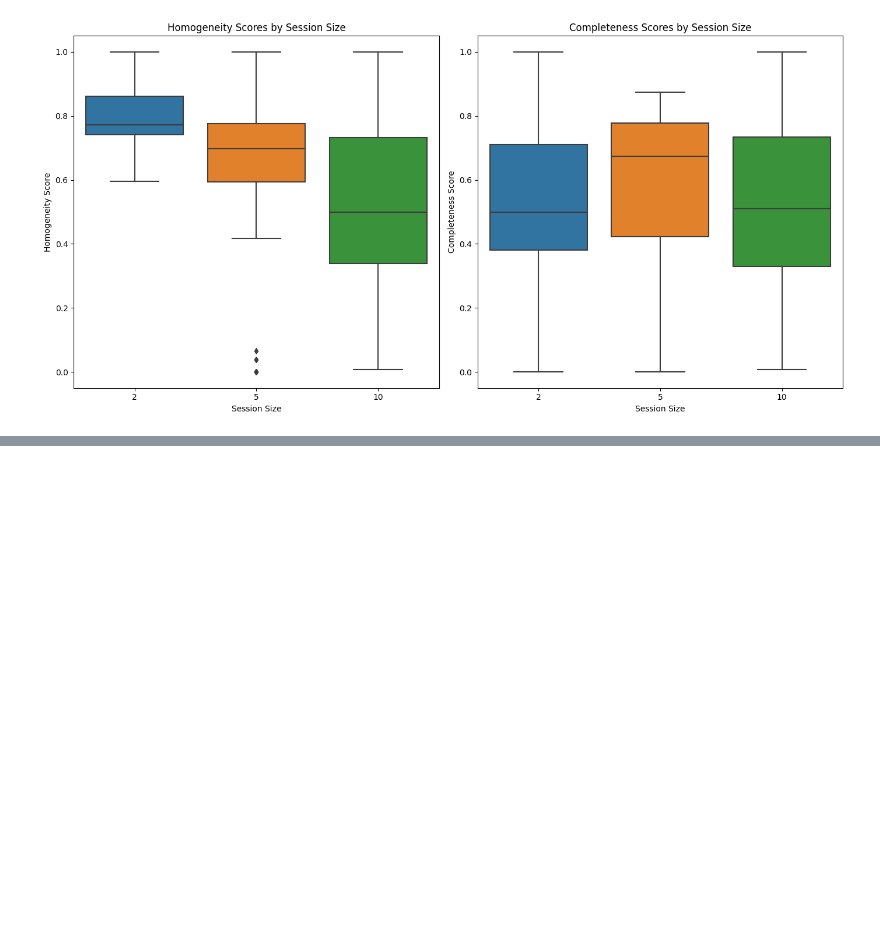
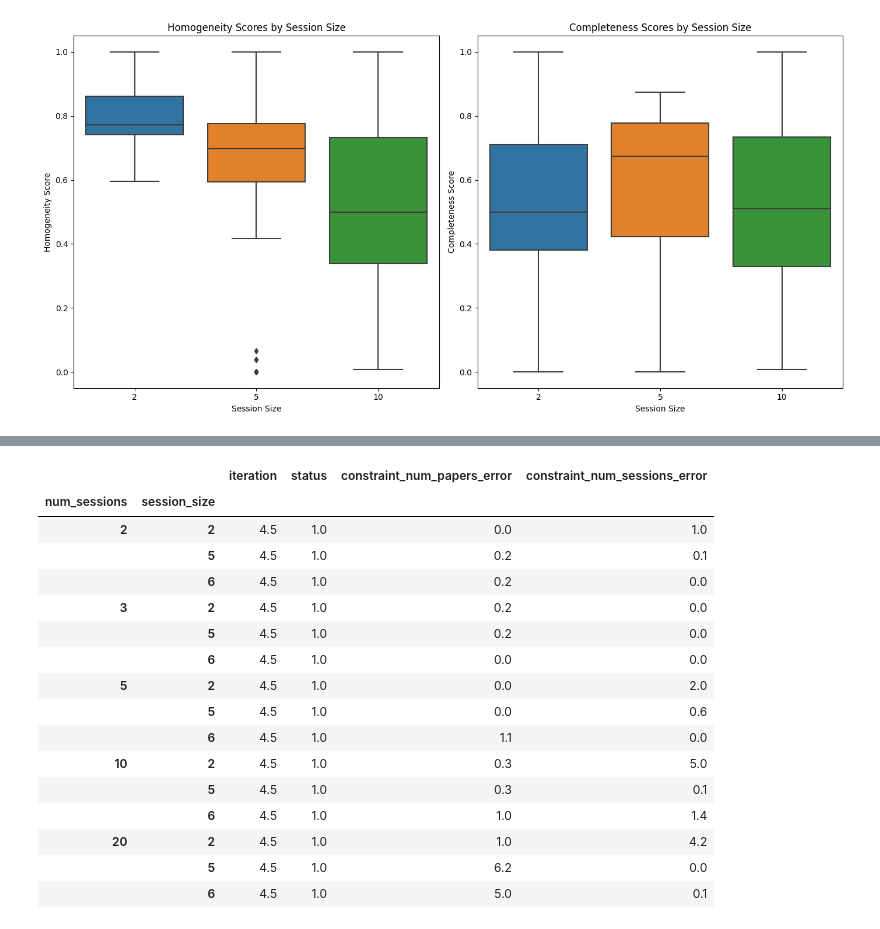
Before and after one commit to deddyjobson/llms-for-scheduling, a Jupyter notebook: 10_09_once_again.ipynb, the cells around one changed output, grey strips where cells are left out. Drawn from its saved outputs; the diff is of its cells as text; code cells hidden in the pictures; blank space fills up the shorter version.

```diff
--- a/10_09_once_again.ipynb
+++ b/10_09_once_again.ipynb
@@ -267,7 +267,7 @@ Assign sessions to the following papers based on the following constraints:
 # %%
 def evaluate_schedule(df_human, df_llm):
     sessions_human = df_human.groupby("session")["duration"].sum().sort_values(ascending=False)
-    sessions_llm = df_llm.groupby("session")["duration"].sum().sort_values(ascending=False)
+    sessions_llm = df_llm.groupby("session")["duration"].sum().sort_values(ascending=False).reset_index()
 
     result = {}
 
@@ -649,0 +634,29 @@ df_error_rates = pd.DataFrame(data)#, columns=columns)
+# %%
+# Create a DataFrame to hold the information for EDA
+data = {
+    "num_sessions": [],
+    "session_size": [],
+    "iteration": [],
+    "status": [],
+    "constraint_num_papers_error": [],
+    "constraint_num_sessions_error": []
+}
+
+# Iterate over all_results to populate the DataFrame
+for k, v in all_results.items():
+    num_sessions, session_size, iteration = k
+    gt, result, status = v
+    data["num_sessions"].append(num_sessions)
+    data["session_size"].append(session_size)
+    data["iteration"].append(iteration)
+    data["status"].append(status)
+
+    if status == 1:  # Only if the result is valid
+        data["constraint_num_papers_error"].append(result[1]['constraint_num_papers_error'])
+        data["constraint_num_sessions_error"].append(result[1]['constraint_num_sessions_error'])
+    else:
+        data["constraint_num_papers_error"].append(None)
+        data["constraint_num_sessions_error"].append(None)
+
+results_df = pd.DataFrame(data)
+results_df.head()
@@ -649,0 +670,23 @@ df_error_rates = pd.DataFrame(data)#, columns=columns)
+# %%
+results_df["num_sessions"] = np.clip(results_df["num_sessions"], 0, len(sessions))
+results_df["session_size"] = np.clip(results_df["session_size"], 0, round(df.groupby("session").size().mean()))
+# %%
+results_df.abs().groupby(["num_sessions","session_size"]).mean()
+# %% [output]
+|  |  | iteration | status | constraint_num_papers_error | constraint_num_sessions_error |
+| num_sessions | session_size |  |  |  |  |
+| 2 | 2 | 4.5 | 1.0 | 0.0 | 1.0 |
+|  | 5 | 4.5 | 1.0 | 0.2 | 0.1 |
+|  | 6 | 4.5 | 1.0 | 0.2 | 0.0 |
+| 3 | 2 | 4.5 | 1.0 | 0.2 | 0.0 |
+|  | 5 | 4.5 | 1.0 | 0.2 | 0.0 |
+|  | 6 | 4.5 | 1.0 | 0.0 | 0.0 |
+| 5 | 2 | 4.5 | 1.0 | 0.0 | 2.0 |
+|  | 5 | 4.5 | 1.0 | 0.0 | 0.6 |
+|  | 6 | 4.5 | 1.0 | 1.1 | 0.0 |
+| 10 | 2 | 4.5 | 1.0 | 0.3 | 5.0 |
+|  | 5 | 4.5 | 1.0 | 0.3 | 0.1 |
+|  | 6 | 4.5 | 1.0 | 1.0 | 1.4 |
+| 20 | 2 | 4.5 | 1.0 | 1.0 | 4.2 |
+|  | 5 | 4.5 | 1.0 | 6.2 | 0.0 |
+|  | 6 | 4.5 | 1.0 | 5.0 | 0.1 |
```
Also changed, not shown: parts of 4 cells of this notebook, 1 other file.
